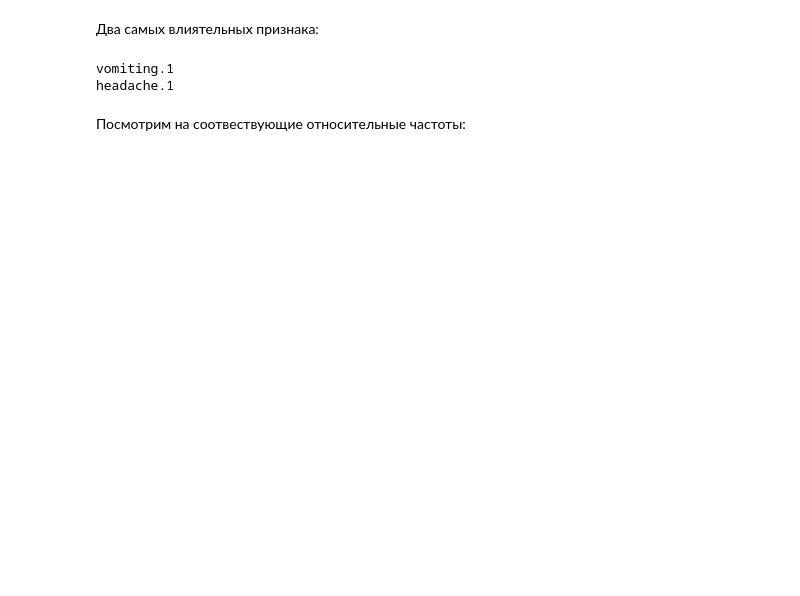
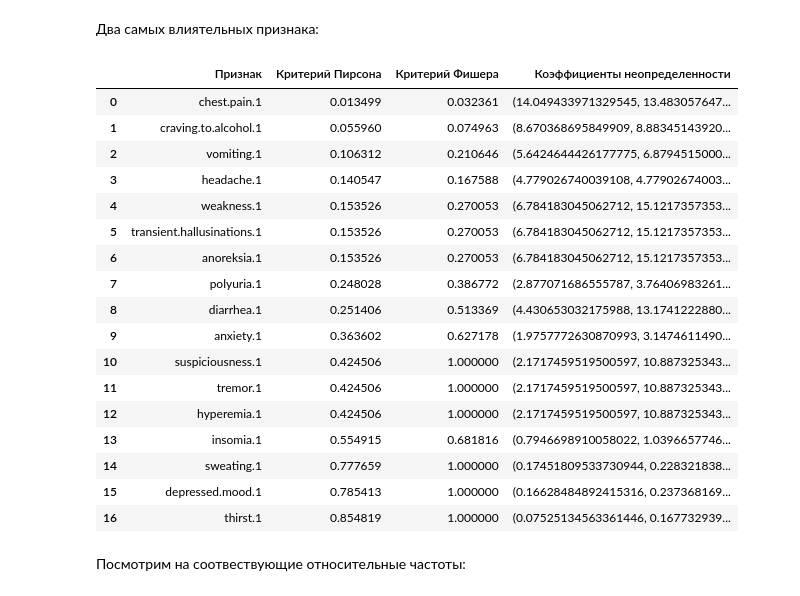
Before and after one commit to rousewayse/StatMeth, a Jupyter notebook: Taks4.ipynb, the cells around one changed output. Cells and saved outputs as stored; diff of their text form; code cells hidden in the pictures; blank space fills up the shorter version.

```diff
--- a/Taks4.ipynb
+++ b/Taks4.ipynb
@@ -174,13 +199,34 @@ for i in df.keys():
 # %% [markdown]
 Два самых влиятельных признака:
 # %%
-t= sorted(chi2s, key=lambda x: x[0])
+t= sorted(zip(keys, chi2s, fishers, uncertains), key=lambda x: x[1], reverse=False)
 
-for i in t[:2]:
-    print(i[1])
+pd.DataFrame(data = {'Признак': [i[0] for i in t],\
+                     'Критерий Пирсона': [i[1] for i in t],\
+                     'Критерий Фишера': [i[2] for i in t],\
+                     'Коэффициенты неопределенности': [i[3] for i in t]}
+            )
+#for i in t[:2]:
+#    print(i)
 # %% [output]
-vomiting.1
-headache.1
+|  | Признак | Критерий Пирсона | Критерий Фишера | Коэффициенты неопределенности |
+| 0 | chest.pain.1 | 0.013499 | 0.032361 | (14.049433971329545, 13.483057647... |
+| 1 | craving.to.alcohol.1 | 0.055960 | 0.074963 | (8.670368695849909, 8.88345143920... |
+| 2 | vomiting.1 | 0.106312 | 0.210646 | (5.6424644426177775, 6.8794515000... |
+| 3 | headache.1 | 0.140547 | 0.167588 | (4.779026740039108, 4.77902674003... |
+| 4 | weakness.1 | 0.153526 | 0.270053 | (6.784183045062712, 15.1217357353... |
+| 5 | transient.hallusinations.1 | 0.153526 | 0.270053 | (6.784183045062712, 15.1217357353... |
+| 6 | anoreksia.1 | 0.153526 | 0.270053 | (6.784183045062712, 15.1217357353... |
+| 7 | polyuria.1 | 0.248028 | 0.386772 | (2.877071686555787, 3.76406983261... |
+| 8 | diarrhea.1 | 0.251406 | 0.513369 | (4.430653032175988, 13.1741222880... |
+| 9 | anxiety.1 | 0.363602 | 0.627178 | (1.9757772630870993, 3.1474611490... |
+| 10 | suspiciousness.1 | 0.424506 | 1.000000 | (2.1717459519500597, 10.887325343... |
+| 11 | tremor.1 | 0.424506 | 1.000000 | (2.1717459519500597, 10.887325343... |
+| 12 | hyperemia.1 | 0.424506 | 1.000000 | (2.1717459519500597, 10.887325343... |
+| 13 | insomia.1 | 0.554915 | 0.681816 | (0.7946698910058022, 1.0396657746... |
+| 14 | sweating.1 | 0.777659 | 1.000000 | (0.17451809533730944, 0.228321838... |
+| 15 | depressed.mood.1 | 0.785413 | 1.000000 | (0.16628484892415316, 0.237368169... |
+| 16 | thirst.1 | 0.854819 | 1.000000 | (0.07525134563361446, 0.167732939... |
 # %% [markdown]
 
 Посмотрим на соотвествующие относительные частоты:
```
Also changed, not shown: parts of 5 cells of this notebook.
